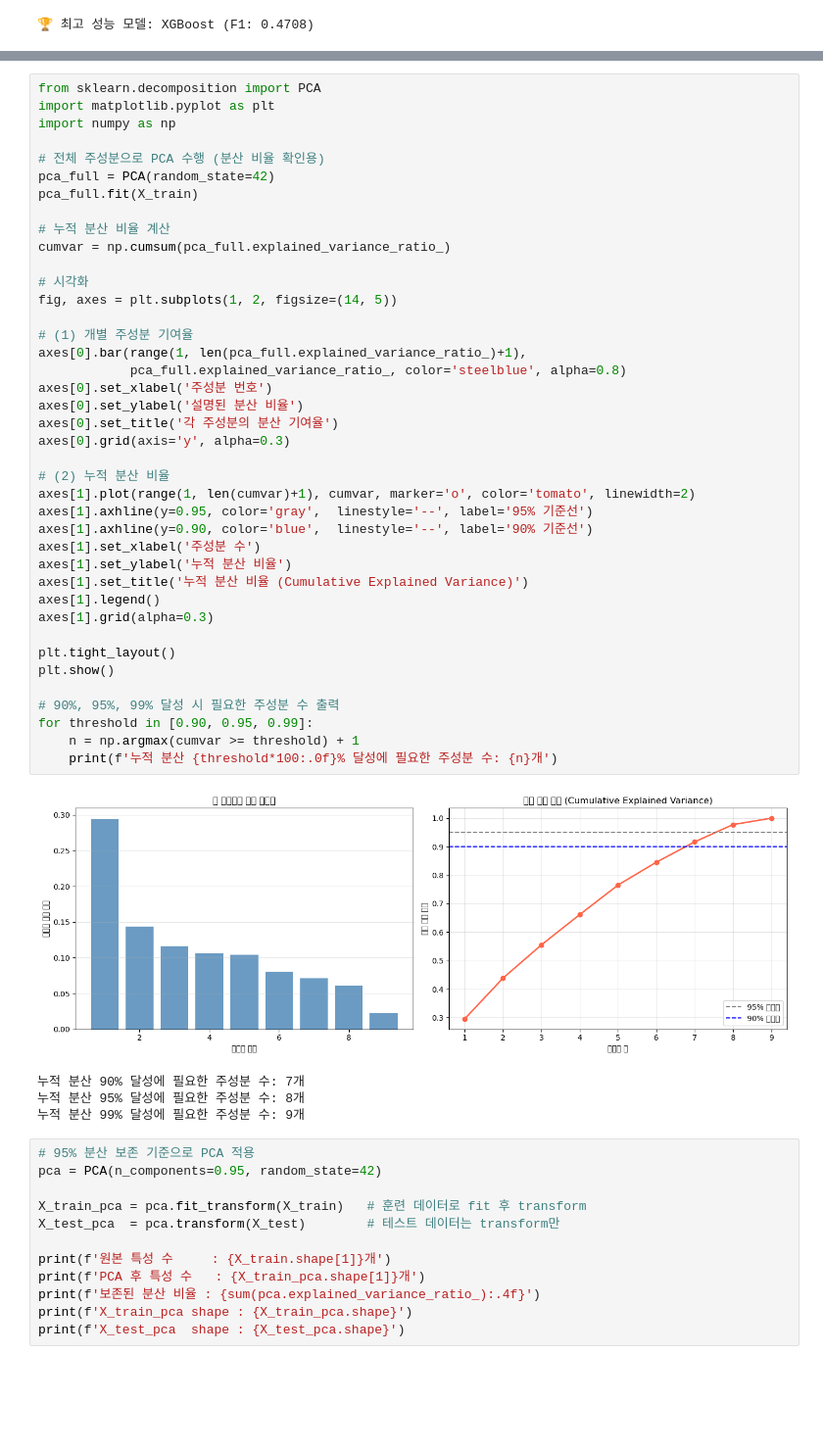
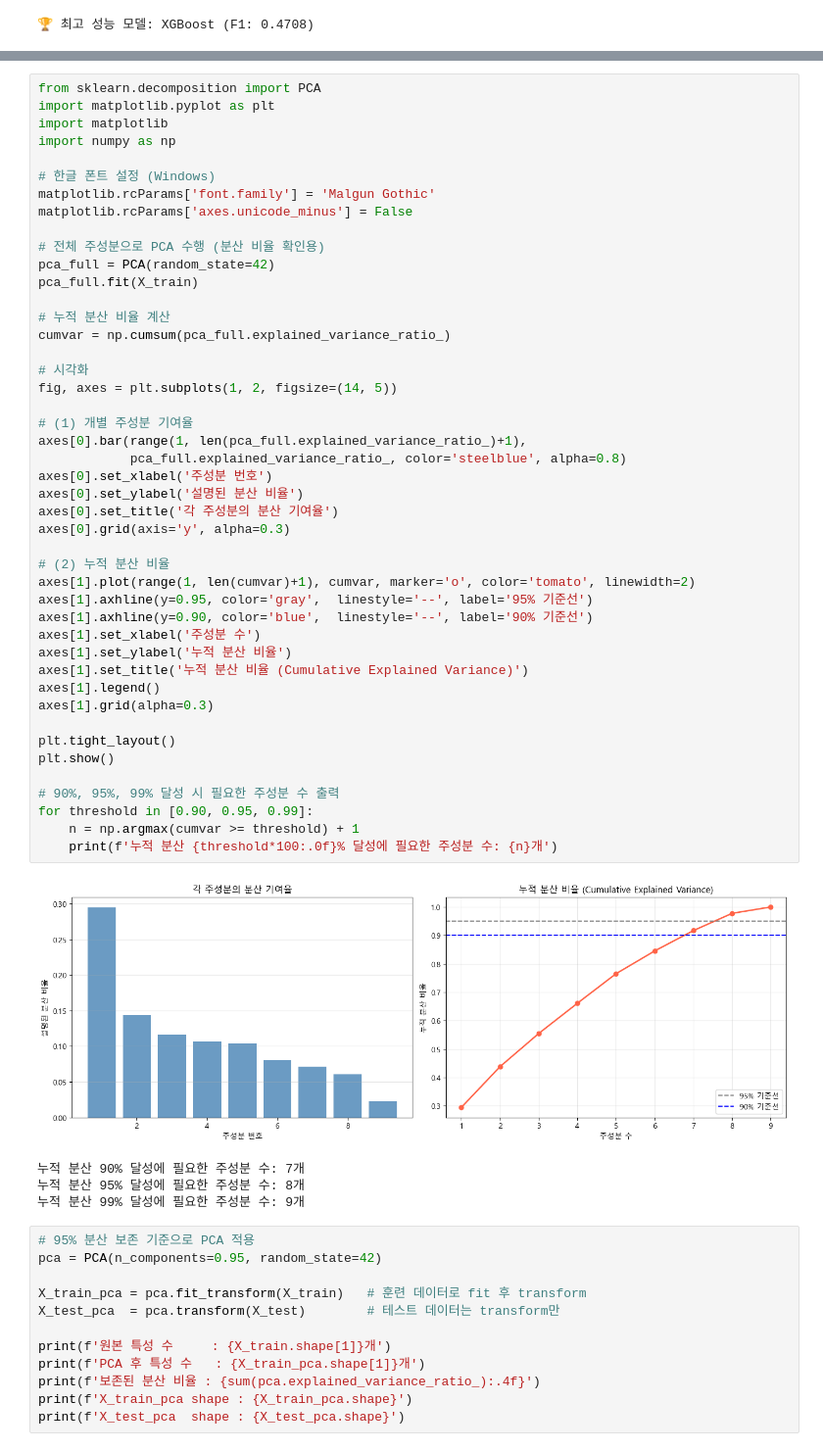
Before and after one commit to blackhole-24/hipython, a Jupyter notebook: ml/5_분류예측모델_성별예측하기.ipynb, the cells around one changed output, grey strips where cells are left out. Shown at 98% size. Cells and saved outputs as stored; diff of their text form; blank space fills up the shorter version.

```diff
--- a/ml/5_분류예측모델_성별예측하기.ipynb
+++ b/ml/5_분류예측모델_성별예측하기.ipynb
@@ -442,7 +444,12 @@ print(f'\n🏆 최고 성능 모델: {best_model} (F1: {results_df.loc[best_mode
 # %%
 from sklearn.decomposition import PCA
 import matplotlib.pyplot as plt
+import matplotlib
 import numpy as np
+
+# 한글 폰트 설정 (Windows)
+matplotlib.rcParams['font.family'] = 'Malgun Gothic'
+matplotlib.rcParams['axes.unicode_minus'] = False
 
 # 전체 주성분으로 PCA 수행 (분산 비율 확인용)
 pca_full = PCA(random_state=42)
@@ -453,34 +460,34 @@ cumvar = np.cumsum(pca_full.explained_variance_ratio_)
 
 # 시각화
 fig, axes = plt.subplots(1, 2, figsize=(14, 5))
 
 # (1) 개별 주성분 기여율
 axes[0].bar(range(1, len(pca_full.explained_variance_ratio_)+1),
             pca_full.explained_variance_ratio_, color='steelblue', alpha=0.8)
 axes[0].set_xlabel('주성분 번호')
 axes[0].set_ylabel('설명된 분산 비율')
 axes[0].set_title('각 주성분의 분산 기여율')
 axes[0].grid(axis='y', alpha=0.3)
 
 # (2) 누적 분산 비율
 axes[1].plot(range(1, len(cumvar)+1), cumvar, marker='o', color='tomato', linewidth=2)
 axes[1].axhline(y=0.95, color='gray',  linestyle='--', label='95% 기준선')
 axes[1].axhline(y=0.90, color='blue',  linestyle='--', label='90% 기준선')
 axes[1].set_xlabel('주성분 수')
 axes[1].set_ylabel('누적 분산 비율')
 axes[1].set_title('누적 분산 비율 (Cumulative Explained Variance)')
 axes[1].legend()
 axes[1].grid(alpha=0.3)
 
 plt.tight_layout()
 plt.show()
 
 # 90%, 95%, 99% 달성 시 필요한 주성분 수 출력
 for threshold in [0.90, 0.95, 0.99]:
     n = np.argmax(cumvar >= threshold) + 1
     print(f'누적 분산 {threshold*100:.0f}% 달성에 필요한 주성분 수: {n}개')
 # %% [output]
-[figure, old version]
+[figure, new version]
 누적 분산 90% 달성에 필요한 주성분 수: 7개
 누적 분산 95% 달성에 필요한 주성분 수: 8개
 누적 분산 99% 달성에 필요한 주성분 수: 9개
```
Also changed, not shown: parts of 1 cell of this notebook.
